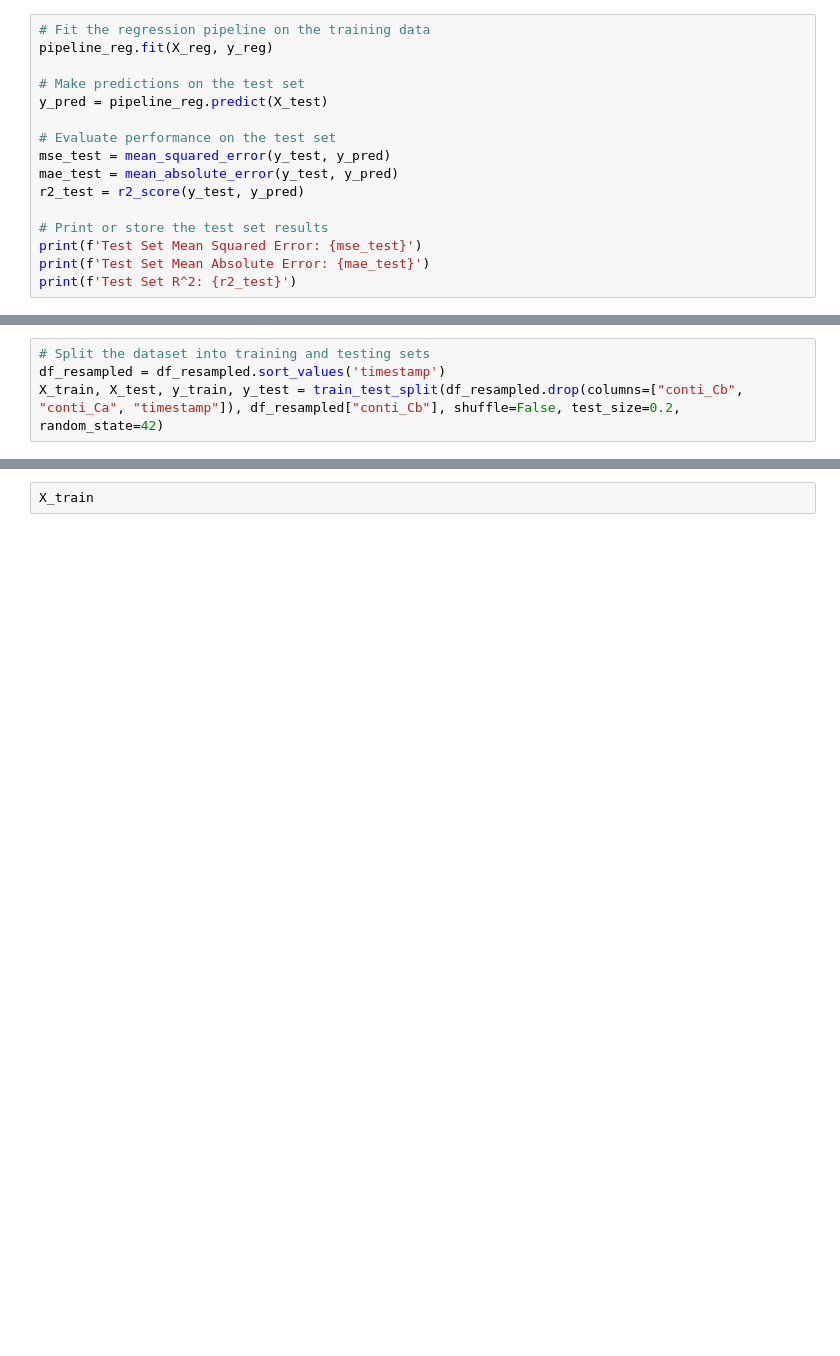
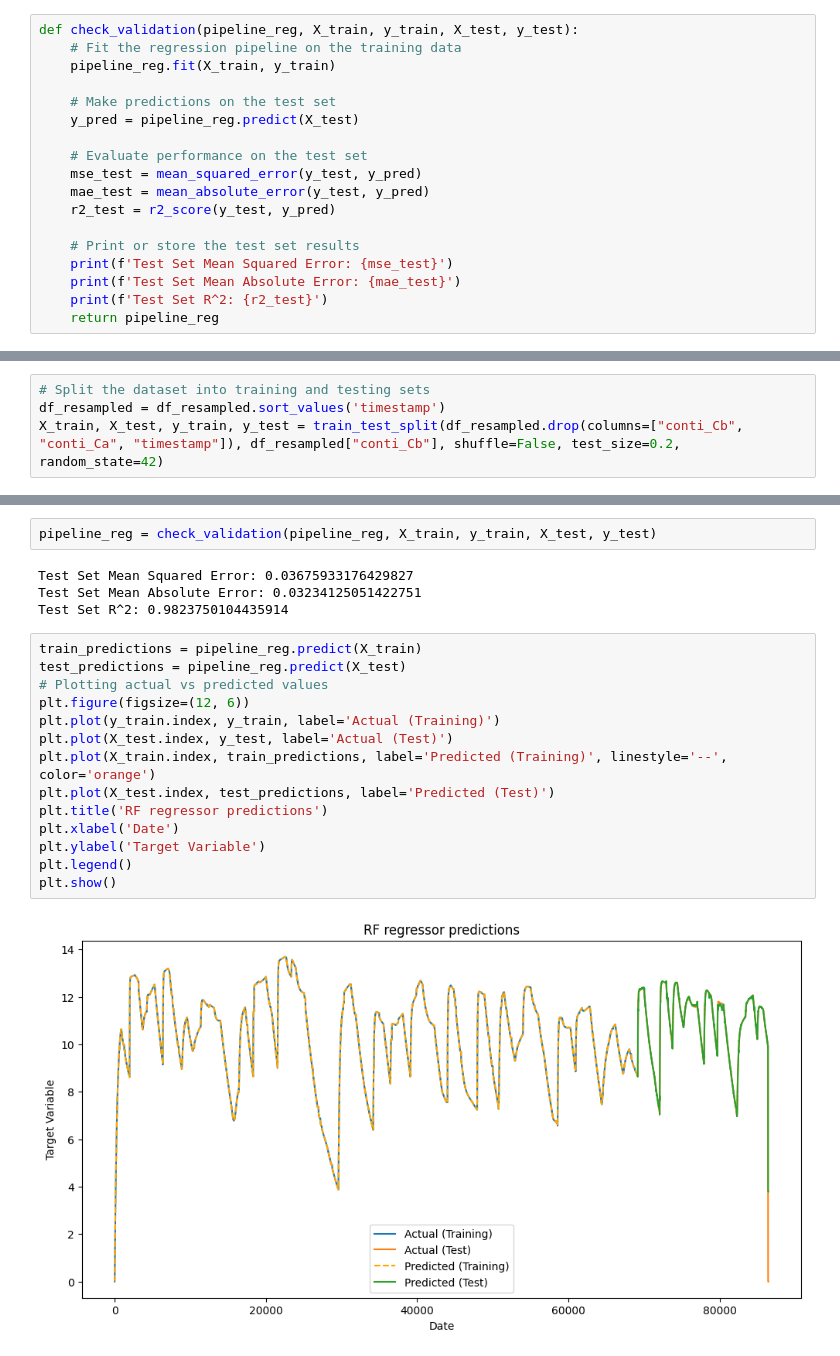
Before and after one commit to adelchi91/chemical_reaction_model, a Jupyter notebook: chemical_reaction_model.ipynb, the cells around one changed output, grey strips where cells are left out. Drawn from its saved outputs; the diff is of its cells as text; blank space fills up the shorter version.

```diff
--- a/chemical_reaction_model.ipynb
+++ b/chemical_reaction_model.ipynb
@@ -290,16 +396,18 @@ Mean R^2: 0.9999559807645035
 # %%
-# Fit the regression pipeline on the training data
-pipeline_reg.fit(X_reg, y_reg)
+def check_validation(pipeline_reg, X_train, y_train, X_test, y_test):
+    # Fit the regression pipeline on the training data
+    pipeline_reg.fit(X_train, y_train)
 
-# Make predictions on the test set
-y_pred = pipeline_reg.predict(X_test)
+    # Make predictions on the test set
+    y_pred = pipeline_reg.predict(X_test)
 
-# Evaluate performance on the test set
-mse_test = mean_squared_error(y_test, y_pred)
-mae_test = mean_absolute_error(y_test, y_pred)
-r2_test = r2_score(y_test, y_pred)
+    # Evaluate performance on the test set
+    mse_test = mean_squared_error(y_test, y_pred)
+    mae_test = mean_absolute_error(y_test, y_pred)
+    r2_test = r2_score(y_test, y_pred)
 
-# Print or store the test set results
-print(f'Test Set Mean Squared Error: {mse_test}')
-print(f'Test Set Mean Absolute Error: {mae_test}')
-print(f'Test Set R^2: {r2_test}')
+    # Print or store the test set results
+    print(f'Test Set Mean Squared Error: {mse_test}')
+    print(f'Test Set Mean Absolute Error: {mae_test}')
+    print(f'Test Set R^2: {r2_test}')
+    return pipeline_reg
@@ -375,2 +587,22 @@ Mean R^2: 0.9961548719014053
 # %%
-X_train
+pipeline_reg = check_validation(pipeline_reg, X_train, y_train, X_test, y_test)
+# %% [output]
+Test Set Mean Squared Error: 0.03675933176429827
+Test Set Mean Absolute Error: 0.03234125051422751
+Test Set R^2: 0.9823750104435914
+# %%
+train_predictions = pipeline_reg.predict(X_train)
+test_predictions = pipeline_reg.predict(X_test)
+# Plotting actual vs predicted values
+plt.figure(figsize=(12, 6))
+plt.plot(y_train.index, y_train, label='Actual (Training)')
+plt.plot(X_test.index, y_test, label='Actual (Test)')
+plt.plot(X_train.index, train_predictions, label='Predicted (Training)', linestyle='--', color='orange')
+plt.plot(X_test.index, test_predictions, label='Predicted (Test)')
+plt.title('RF regressor predictions')
+plt.xlabel('Date')
+plt.ylabel('Target Variable')
+plt.legend()
+plt.show()
+# %% [output]
+[figure, added]
```
Also changed, not shown: parts of 44 cells of this notebook, 1 other file.
